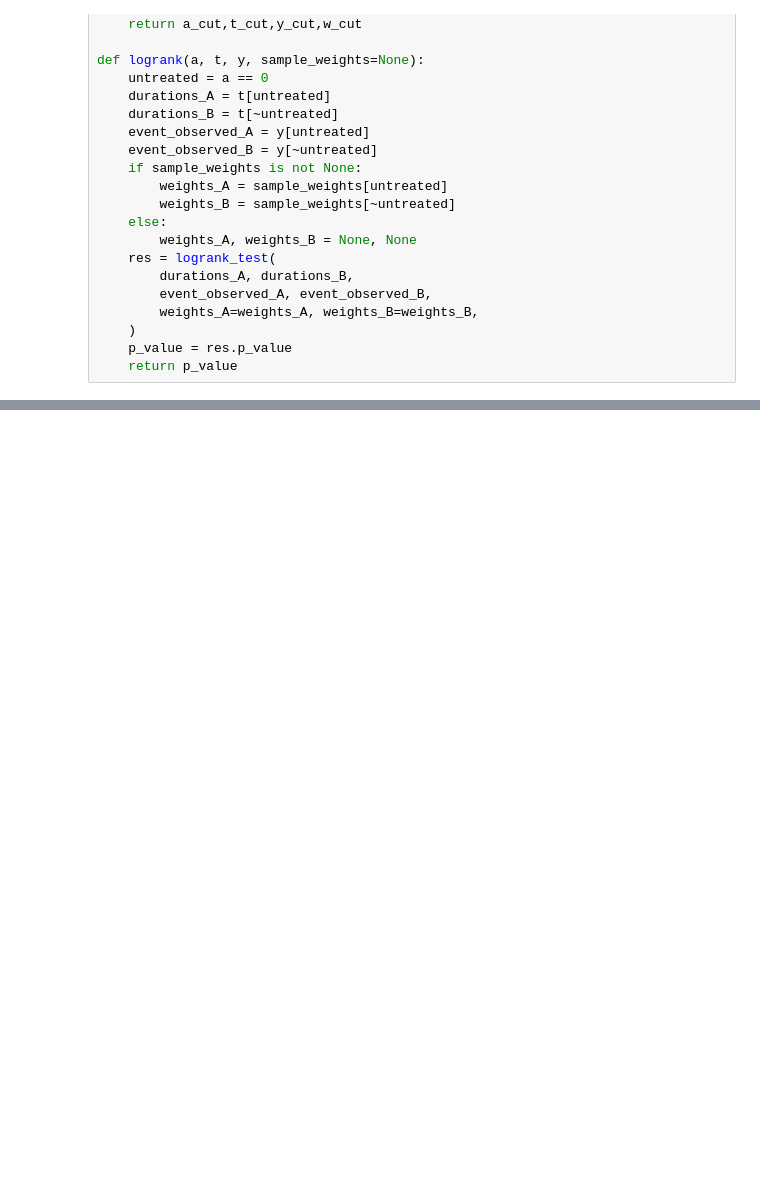
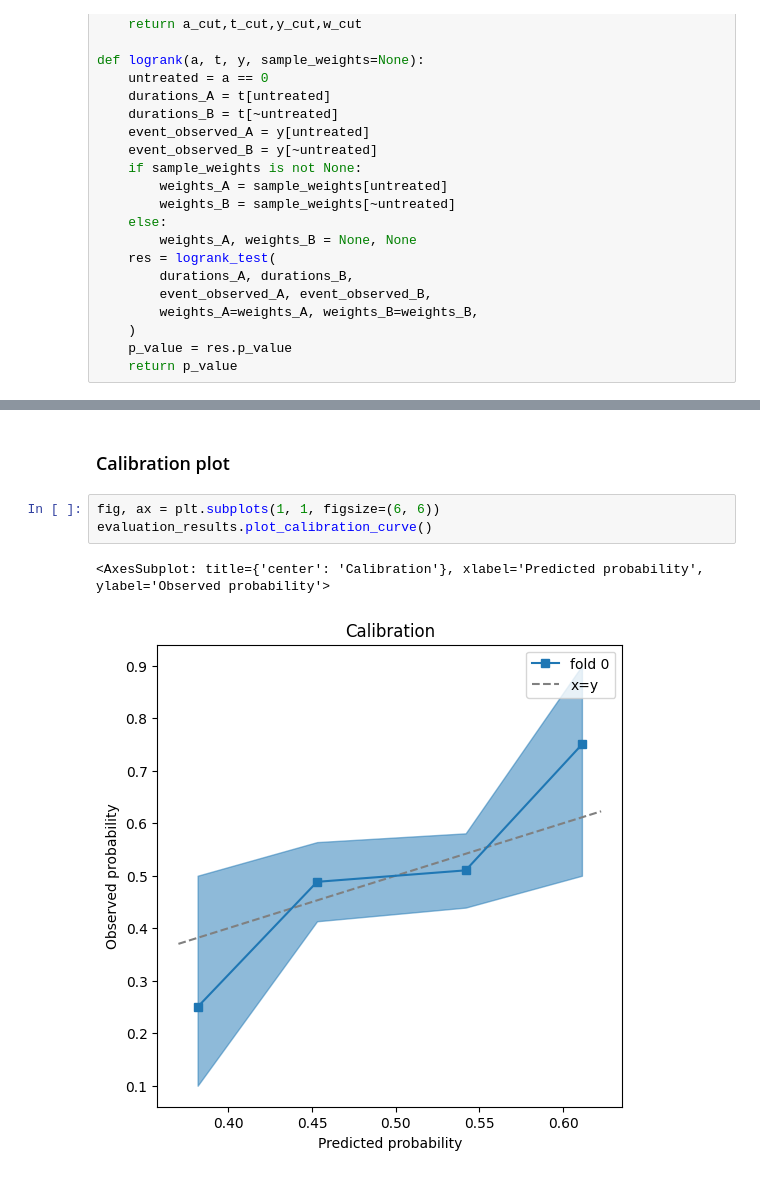
Before and after one commit to IBM-HRL-MLHLS/Epilepsy-causal, a Jupyter notebook: manual_analysis_of_survival_data.ipynb, the cells around one changed output, grey strips where cells are left out. Cells and saved outputs as stored; diff of their text form; blank space fills up the shorter version.

```diff
--- a/manual_analysis_of_survival_data.ipynb
+++ b/manual_analysis_of_survival_data.ipynb
@@ -235,0 +271,8 @@ log rank p-value, time 365 to end = 0.021676386471867325
+# %% [markdown]
+### Calibration plot
+# %%
+fig, ax = plt.subplots(1, 1, figsize=(6, 6))
+evaluation_results.plot_calibration_curve()
+# %% [output]
+<AxesSubplot: title={'center': 'Calibration'}, xlabel='Predicted probability', ylabel='Observed probability'>
+[figure, added]
```
Also changed, not shown: parts of 13 cells of this notebook.
